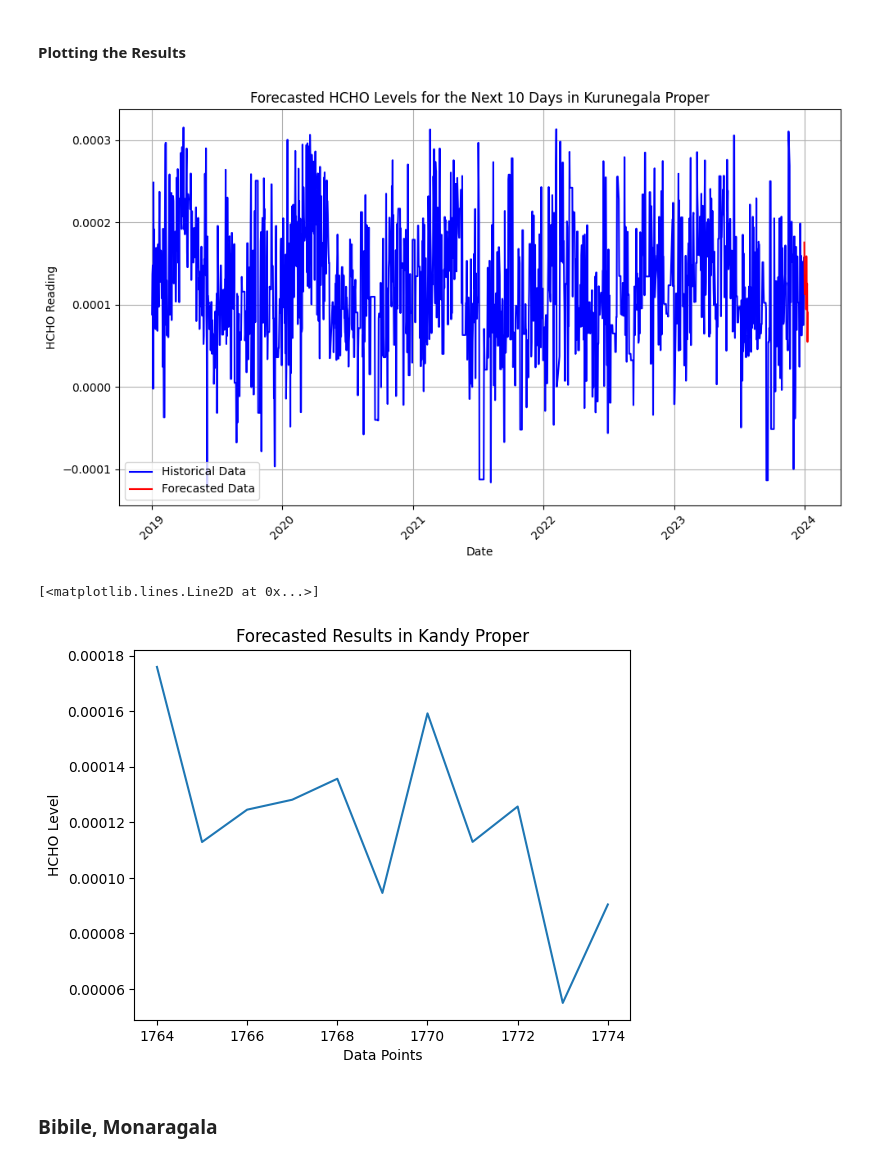
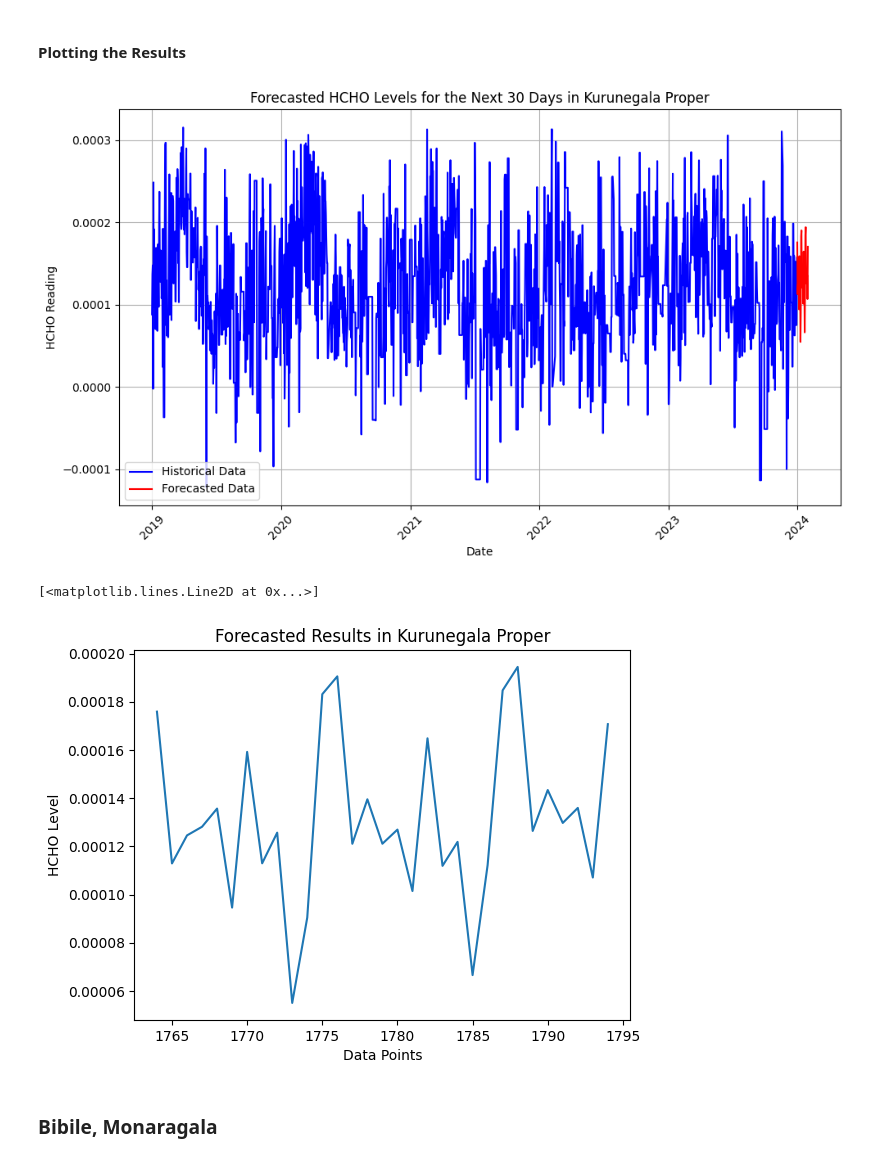
Before and after one commit to SandinMaheeshakya/HCHO-Prediction-Data-Engineering, a Jupyter notebook: Machine Learning.ipynb, the cells around one changed output. Drawn from its saved outputs; the diff is of its cells as text; code cells hidden in the pictures.

```diff
--- a/Machine Learning.ipynb
+++ b/Machine Learning.ipynb
@@ -714,9 +897,9 @@ Mean Absolute Error (MAE): 0.0006402395737034386
 sarima_model = SARIMAX(kurunegala_data['HCHO Reading'], order=(1, 1, 1), seasonal_order=(1, 1, 1, 12))
 sarima_result = sarima_model.fit()
 
-forecast_10days = sarima_result.forecast(steps=11)
+forecast_30days = sarima_result.forecast(steps=31)
 
 # Print the forecasted values
-print("\nForecasted HCHO levels for the next 10 days:")
-print(forecast_10days)
+print("\nForecasted HCHO levels for the next 30 days:")
+print(forecast_30days)
 # %% [output]
@@ -741,13 +928,13 @@ plt.figure(figsize=(10, 6))
 plt.plot(kurunegala_data.index, kurunegala_data['HCHO Reading'], label='Historical Data', color='blue')
 
 # Plot forecasted values for the next 10 days
-forecast_dates = pd.date_range(start=kurunegala_data.index[-1], periods=11)
-plt.plot(forecast_dates, forecast_10days, label='Forecasted Data', color='red')
+forecast_dates = pd.date_range(start=kurunegala_data.index[-1], periods=31)
+plt.plot(forecast_dates, forecast_30days, label='Forecasted Data', color='red')
 
 # Set labels and title
 plt.xlabel('Date')
 plt.ylabel('HCHO Reading')
-plt.title('Forecasted HCHO Levels for the Next 10 Days in Kurunegala Proper')
+plt.title('Forecasted HCHO Levels for the Next 30 Days in Kurunegala Proper')
 plt.legend()
 plt.grid(True)
 
@@ -758,16 +945,16 @@ plt.xticks(rotation=45)
 plt.tight_layout()
 plt.show()
 # %% [output]
-[figure, old version]
+[figure, new version]
 # %%
 # Forecasted Results
-plt.title("Forecasted Results in Kandy Proper")
+plt.title("Forecasted Results in Kurunegala Proper")
 plt.xlabel('Data Points')
 plt.ylabel('HCHO Level')
-plt.plot(forecast_10days)
+plt.plot(forecast_30days)
 # %% [output]
 [<matplotlib.lines.Line2D at 0x...>]
-[figure, old version]
+[figure, new version]
 # %% [markdown]
 ### Bibile, Monaragala
 # %% [markdown]
```
Also changed, not shown: parts of 51 cells of this notebook, 1 other file.
